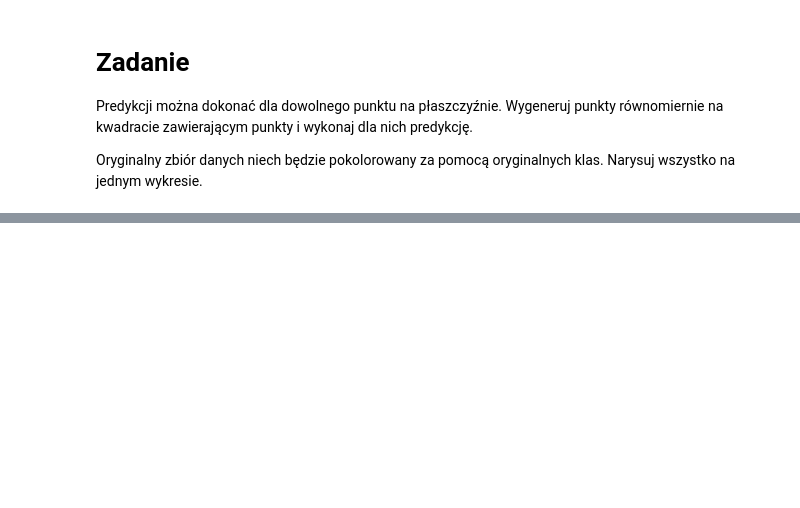
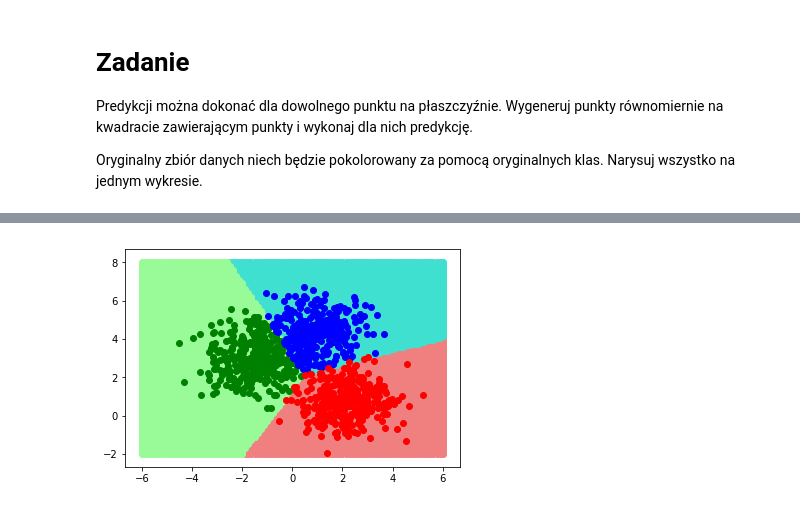
Before and after one commit to matmarchew/AD, a Jupyter notebook: AD_Z7.ipynb, the cells around one changed output, grey strips where cells are left out. Saved outputs shown, nothing was run; the diff lists cells and outputs as text; code cells hidden in the pictures; blank space fills up the shorter version.

```diff
--- a/AD_Z7.ipynb
+++ b/AD_Z7.ipynb
@@ -84,0 +104,21 @@ Oryginalny zbiór danych niech będzie pokolorowany za pomocą oryginalnych klas
+# %%
+data = np.column_stack((np.random.uniform(-4, 4, 1000), np.random.uniform(-2, 6, 1000)))
+colors = ['red','blue','green']
+mesh_colors = ['lightcoral','turquoise', 'palegreen']
+plot = [[],[],[]]
+for x in np.linspace(-6,6,100):
+    for y in np.linspace(-2,8, 100):
+        class_ = km.predict_point((x,y))
+        plot[class_].append([x,y])
+
+for i,d in enumerate(plot):
+    d = np.array(d)
+    plt.scatter(d[:, 0], d[:, 1], c=mesh_colors[i])
+
+for k,v in km.clusters.items():
+    data = np.array(v)
+    plt.scatter(data[:, 0], data[:, 1], c=colors[k])
+
+plt.show()
+# %% [output]
+[figure, added]
```
Also changed, not shown: parts of 7 cells of this notebook, 1 other file.
